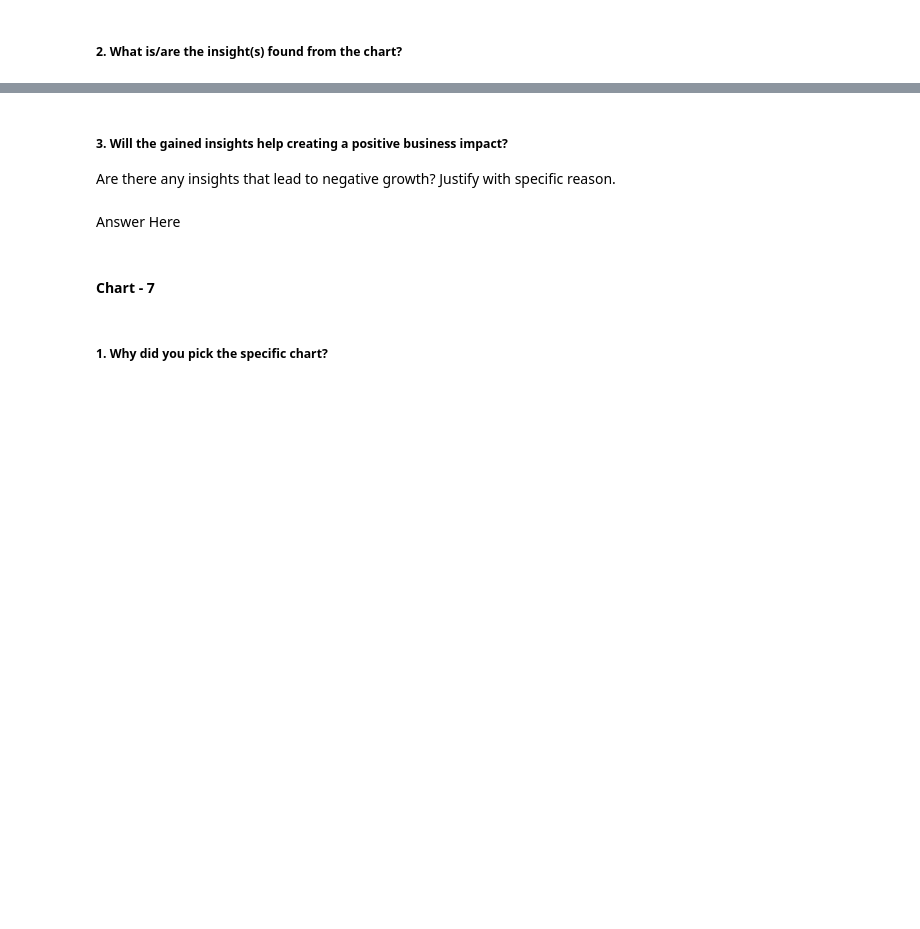
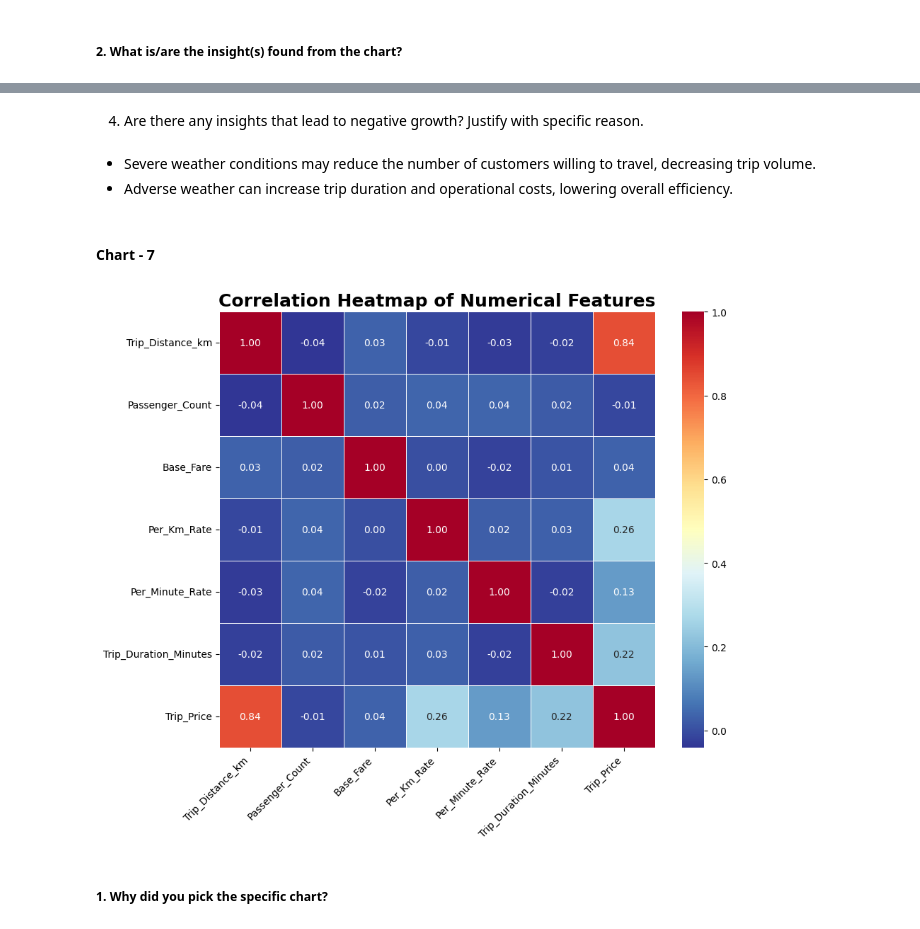
Before and after one commit to Sneha8126/Sneha-copy-of-Sample-ML-Submission-Template, a Jupyter notebook: Sneha_copy_of_Sample_ML_Submission_Template.ipynb, the cells around one changed output, grey strips where cells are left out. Cells and saved outputs as stored; diff of their text form; code cells hidden in the pictures; blank space fills up the shorter version.

Commit message:
Added Correlation Heatmap of Numerical Features

```diff
--- a/Sneha_copy_of_Sample_ML_Submission_Template.ipynb
+++ b/Sneha_copy_of_Sample_ML_Submission_Template.ipynb
@@ -636,7 +645,7 @@ plt.show()
 # %% [markdown]
-##### 3. Will the gained insights help creating a positive business impact?
-Are there any insights that lead to negative growth? Justify with specific reason.
+4. Are there any insights that lead to negative growth? Justify with specific reason.
-# %% [markdown]
-Answer Here
+# %% [markdown]
+* Severe weather conditions may reduce the number of customers willing to travel, decreasing trip volume.
+* Adverse weather can increase trip duration and operational costs, lowering overall efficiency.
 # %% [markdown]
 #### Chart - 7
@@ -645,3 +652,33 @@ Answer Here
+# %%
+# Chart - 7 visualization code
+
+# Chart 7: Correlation Heatmap
+
+plt.figure(figsize=(10,8))
+
+corr = df.select_dtypes(include=['int64', 'float64']).corr()
+
+sns.heatmap(
+    corr,
+    annot=True,
+    cmap='RdYlBu_r',
+    fmt='.2f',
+    linewidths=0.5,
+    square=True,
+    cbar=True,
+    annot_kws={'size':10}
+)
+
+plt.title('Correlation Heatmap of Numerical Features',
+          fontsize=18,
+          fontweight='bold')
+
+plt.xticks(rotation=45, ha='right')
+plt.yticks(rotation=0)
+
+plt.show()
+# %% [output]
+[figure, added]
 # %% [markdown]
 ##### 1. Why did you pick the specific chart?
 # %% [markdown]
```
Also changed, not shown: parts of 4 cells of this notebook.
